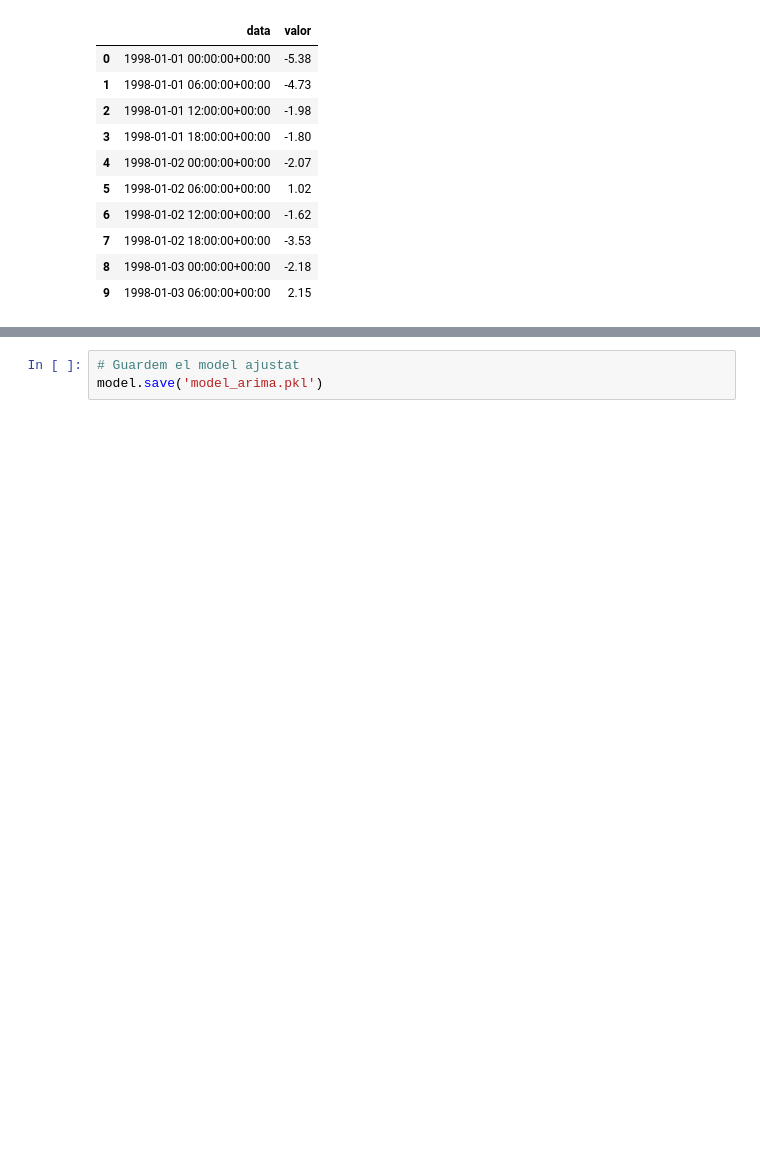
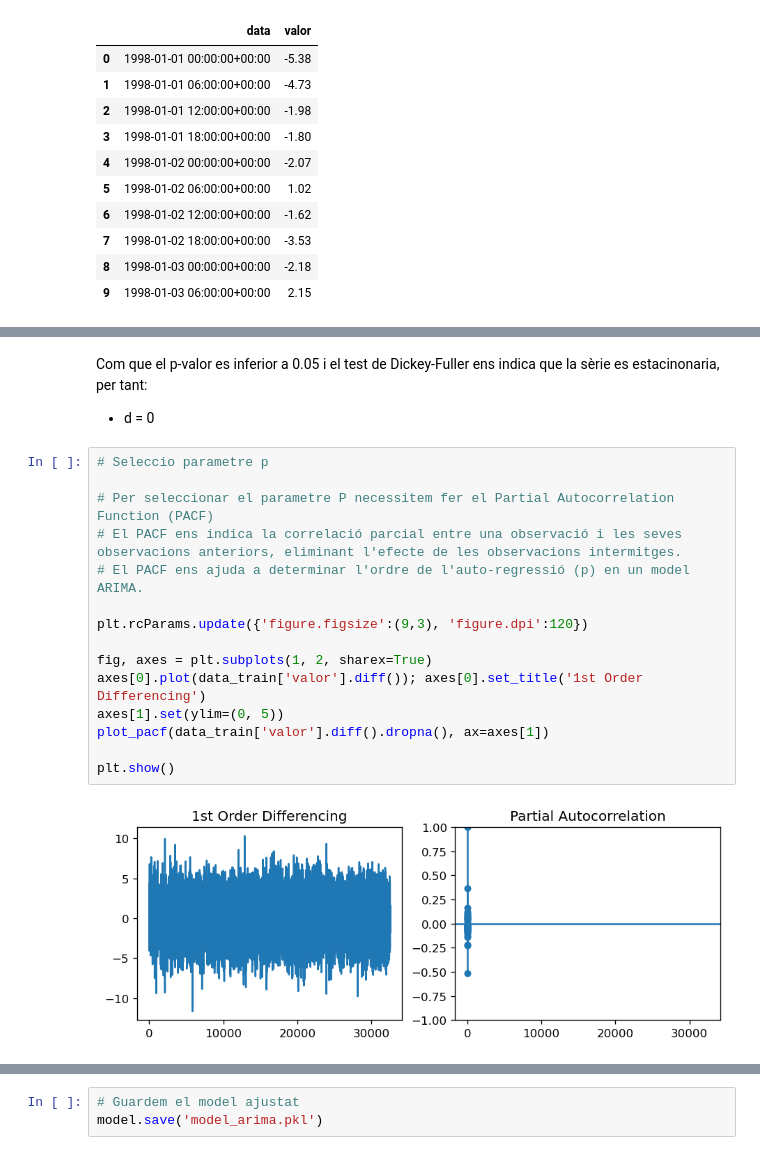
Before and after one commit to Paurro/TFM_SCM_Temperature_Forecasting_ML, a Jupyter notebook: models_prediccio/forecast_primers_casos/arima_model.ipynb, the cells around one changed output, grey strips where cells are left out. Cells and saved outputs as stored; diff of their text form; blank space fills up the shorter version.

```diff
--- a/models_prediccio/forecast_primers_casos/arima_model.ipynb
+++ b/models_prediccio/forecast_primers_casos/arima_model.ipynb
@@ -273,0 +223,21 @@ p-value: 0.000
+# %% [markdown]
+Com que el p-valor es inferior a 0.05 i el test de Dickey-Fuller ens indica que la sèrie es estacinonaria, per tant:
+
+- d = 0
+# %%
+# Seleccio parametre p
+
+# Per seleccionar el parametre P necessitem fer el Partial Autocorrelation Function (PACF)
+# El PACF ens indica la correlació parcial entre una observació i les seves observacions anteriors, eliminant l'efecte de les observacions intermitges.
+# El PACF ens ajuda a determinar l'ordre de l'auto-regressió (p) en un model ARIMA.
+
+plt.rcParams.update({'figure.figsize':(9,3), 'figure.dpi':120})
+
+fig, axes = plt.subplots(1, 2, sharex=True)
+axes[0].plot(data_train['valor'].diff()); axes[0].set_title('1st Order Differencing')
+axes[1].set(ylim=(0, 5))
+plot_pacf(data_train['valor'].diff().dropna(), ax=axes[1])
+
+plt.show()
+# %% [output]
+[figure, added]
```
Also changed, not shown: parts of 12 cells of this notebook.
